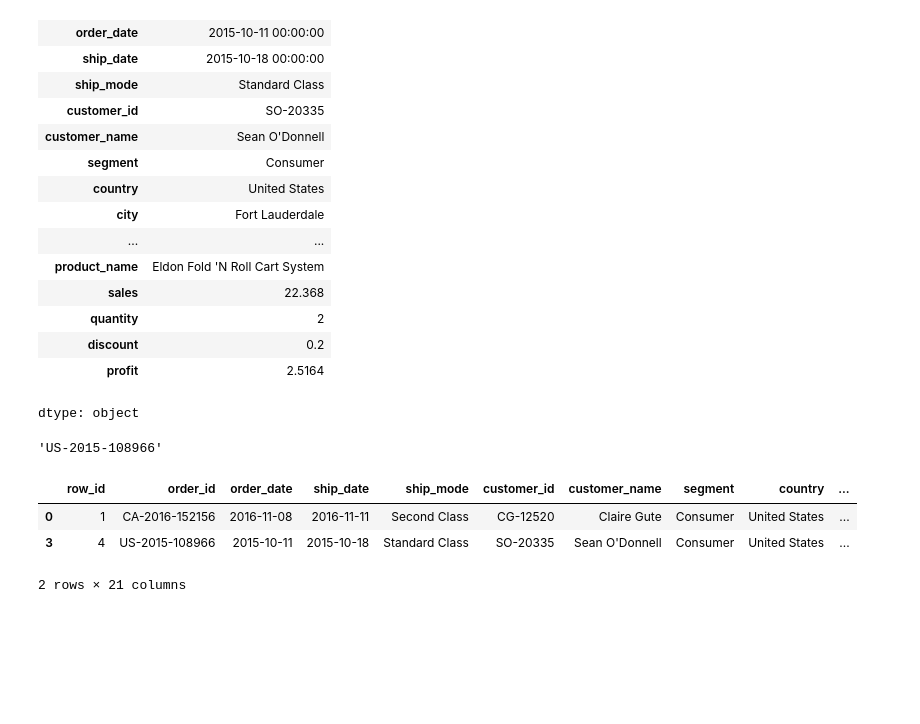
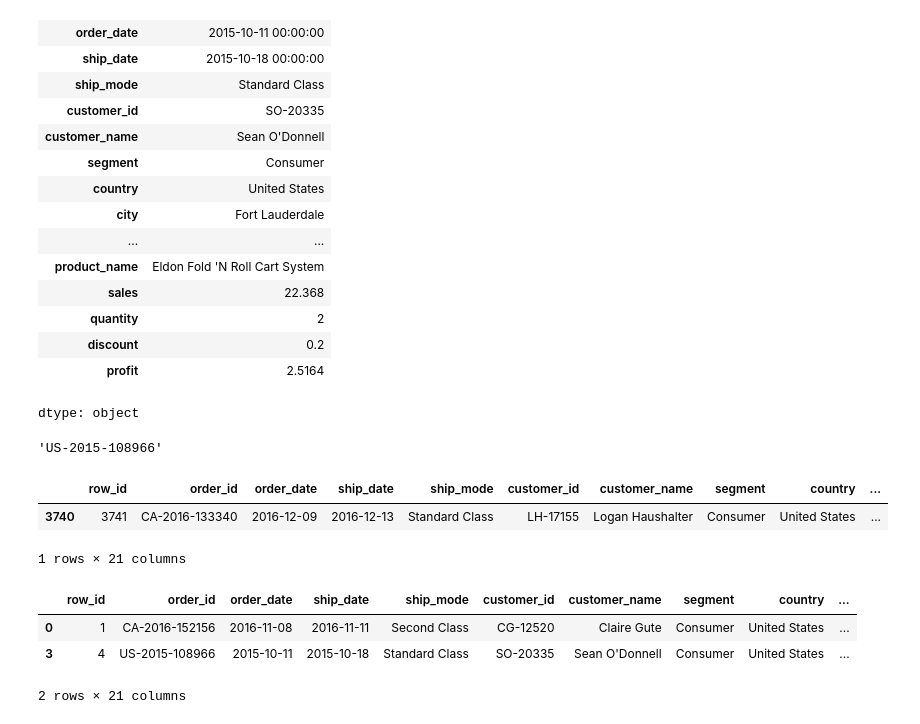
Before and after one commit to Sru-j/daily_lab_activities, a Jupyter notebook: data_load_url.ipynb, the cells around one changed output. Cells and saved outputs as stored; diff of their text form; code cells hidden in the pictures; blank space fills up the shorter version.

```diff
--- a/data_load_url.ipynb
+++ b/data_load_url.ipynb
@@ -366,6 +348,12 @@ dtype: object
 df.loc[3,'order_id']
 # %% [output]
 'US-2015-108966'
+# %%
+df.sample()
+# %% [output]
+|  | row_id | order_id | order_date | ship_date | ship_mode | customer_id | customer_name | segment | country | ... |
+| 3740 | 3741 | CA-2016-133340 | 2016-12-09 | 2016-12-13 | Standard Class | LH-17155 | Logan Haushalter | Consumer | United States | ... |
+1 rows × 21 columns
 # %%
 #ZERO AND 4TH ROW
 
```
Also changed, not shown: parts of 10 cells of this notebook.
